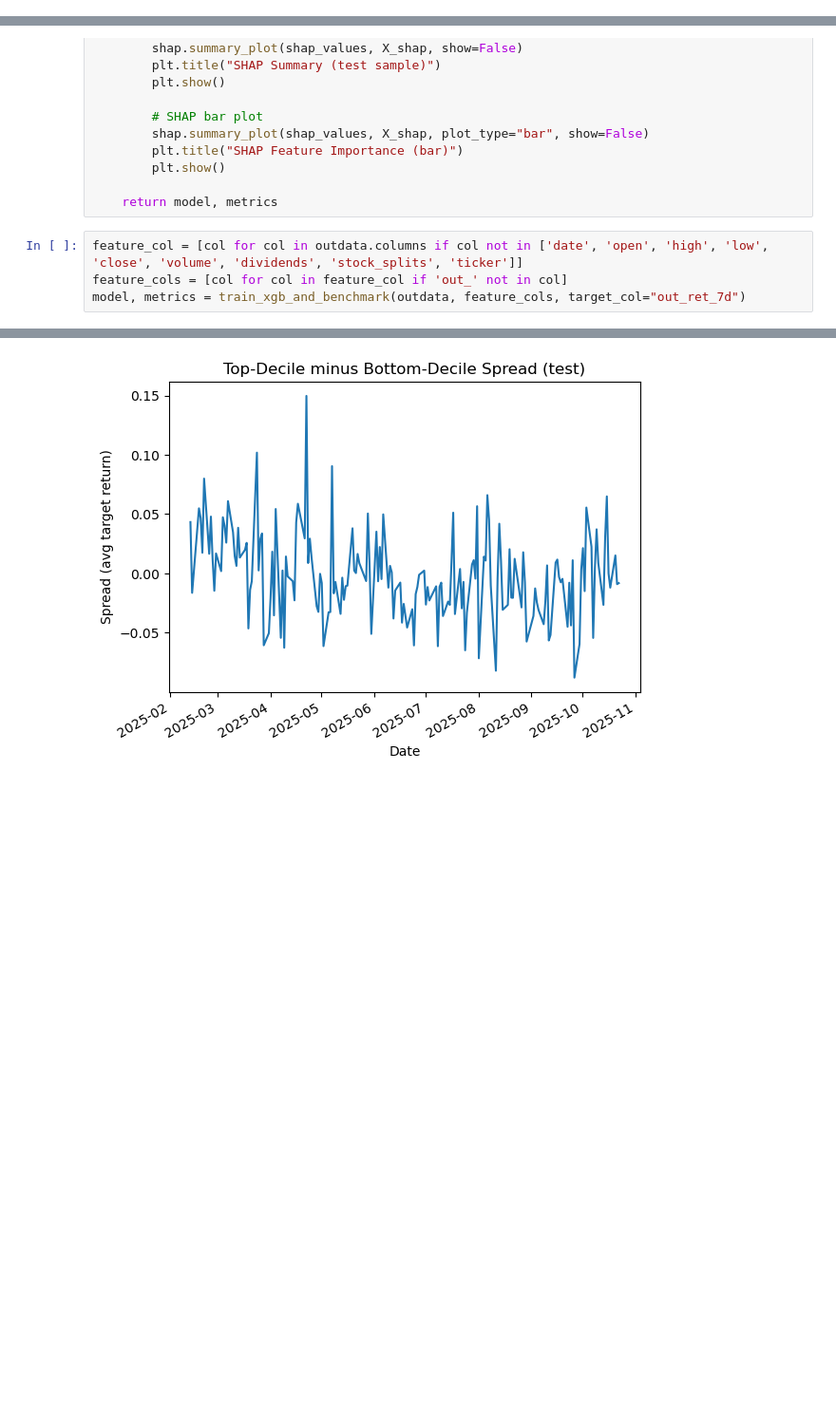
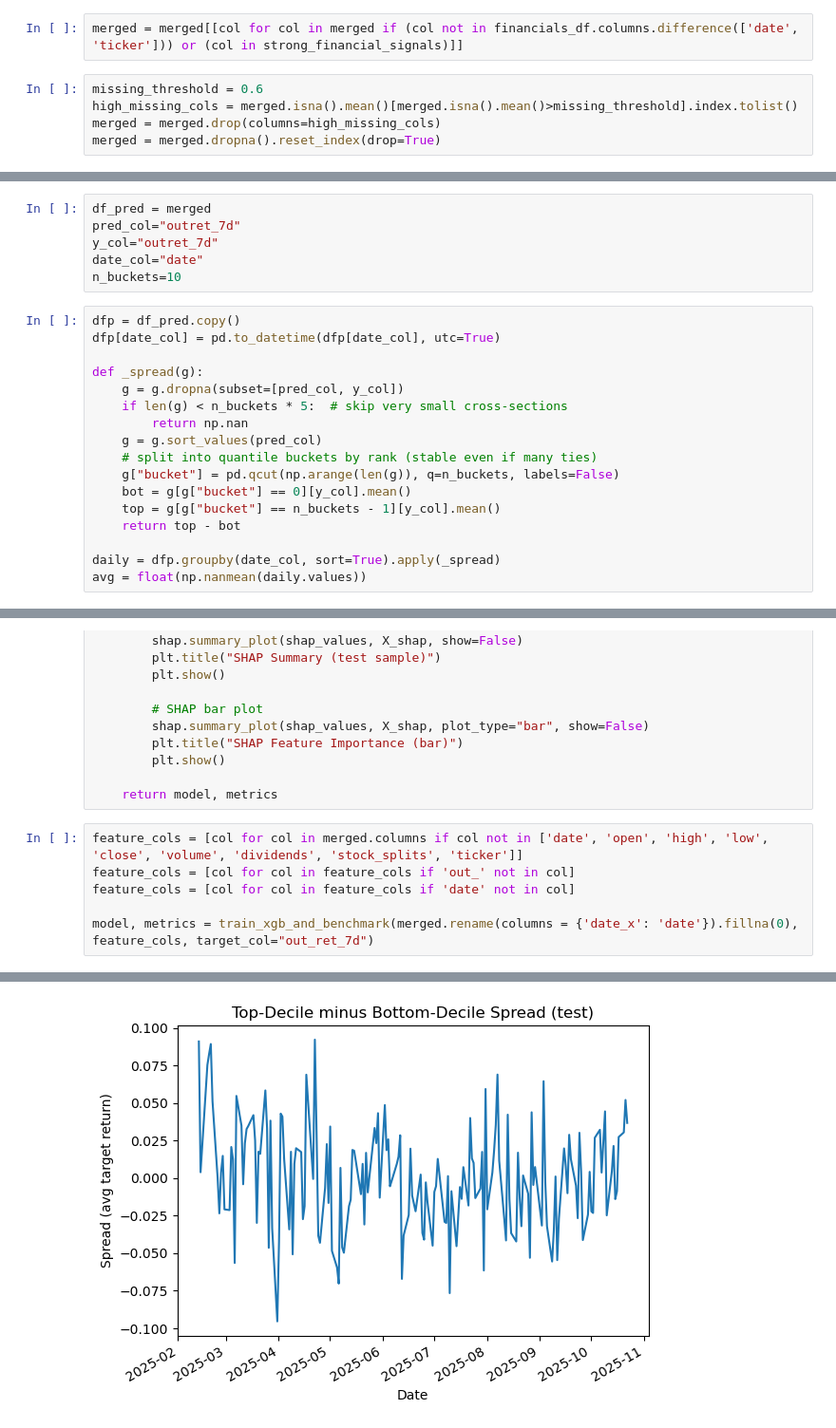
Before and after one commit to tuawong/stock-trading, a Jupyter notebook: DataTestAndTraining.ipynb, the cells around one changed output, grey strips where cells are left out. Shown at 95% size. Drawn from its saved outputs; the diff is of its cells as text; blank space fills up the shorter version.

Commit message:
Updated Financials Loader

```diff
--- a/DataTestAndTraining.ipynb
+++ b/DataTestAndTraining.ipynb
@@ -314,0 +270,7 @@ NameError: name 'sdfsdfs' is not defined
+# %%
+merged = merged[[col for col in merged if (col not in financials_df.columns.difference(['date', 'ticker'])) or (col in strong_financial_signals)]]
+# %%
+missing_threshold = 0.6
+high_missing_cols = merged.isna().mean()[merged.isna().mean()>missing_threshold].index.tolist()
+merged = merged.drop(columns=high_missing_cols)
+merged = merged.dropna().reset_index(drop=True)
@@ -314,0 +303,23 @@ NameError: name 'sdfsdfs' is not defined
+# %%
+df_pred = merged
+pred_col="outret_7d"
+y_col="outret_7d"
+date_col="date"
+n_buckets=10
+# %%
+dfp = df_pred.copy()
+dfp[date_col] = pd.to_datetime(dfp[date_col], utc=True)
+
+def _spread(g):
+    g = g.dropna(subset=[pred_col, y_col])
+    if len(g) < n_buckets * 5:  # skip very small cross-sections
+        return np.nan
+    g = g.sort_values(pred_col)
+    # split into quantile buckets by rank (stable even if many ties)
+    g["bucket"] = pd.qcut(np.arange(len(g)), q=n_buckets, labels=False)
+    bot = g[g["bucket"] == 0][y_col].mean()
+    top = g[g["bucket"] == n_buckets - 1][y_col].mean()
+    return top - bot
+
+daily = dfp.groupby(date_col, sort=True).apply(_spread)
+avg = float(np.nanmean(daily.values))
@@ -544,7 +564,9 @@ def train_xgb_and_benchmark(
 
     return model, metrics
 # %%
-feature_col = [col for col in outdata.columns if col not in ['date', 'open', 'high', 'low', 'close', 'volume', 'dividends', 'stock_splits', 'ticker']]
-feature_cols = [col for col in feature_col if 'out_' not in col]
-model, metrics = train_xgb_and_benchmark(outdata, feature_cols, target_col="out_ret_7d")
+feature_cols = [col for col in merged.columns if col not in ['date', 'open', 'high', 'low', 'close', 'volume', 'dividends', 'stock_splits', 'ticker']]
+feature_cols = [col for col in feature_cols if 'out_' not in col]
+feature_cols = [col for col in feature_cols if 'date' not in col]
+
+model, metrics = train_xgb_and_benchmark(merged.rename(columns = {'date_x': 'date'}).fillna(0), feature_cols, target_col="out_ret_7d")
 # %% [output]
@@ -552 +574 @@ model, metrics = train_xgb_and_benchmark(outdata, feature_cols, target_col="out_
-[figure, old version]
+[figure, new version]
```
Also changed, not shown: parts of 13 cells of this notebook, 2 other files.
